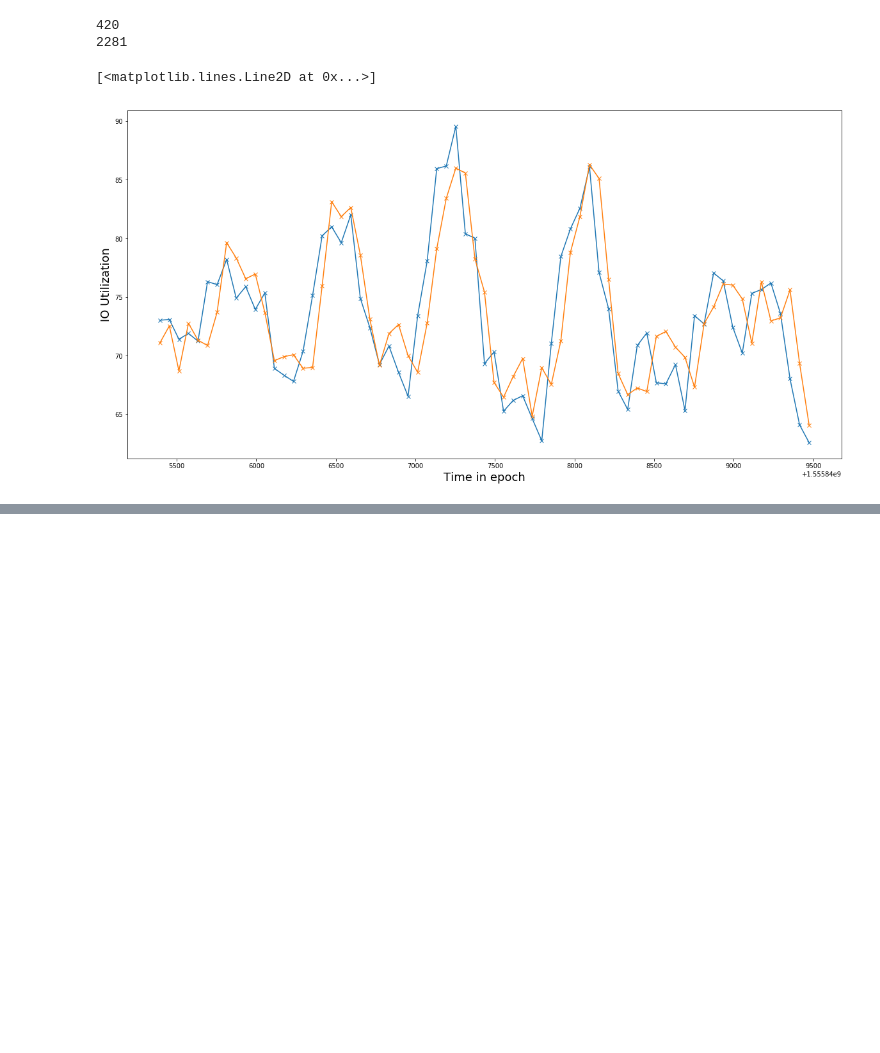
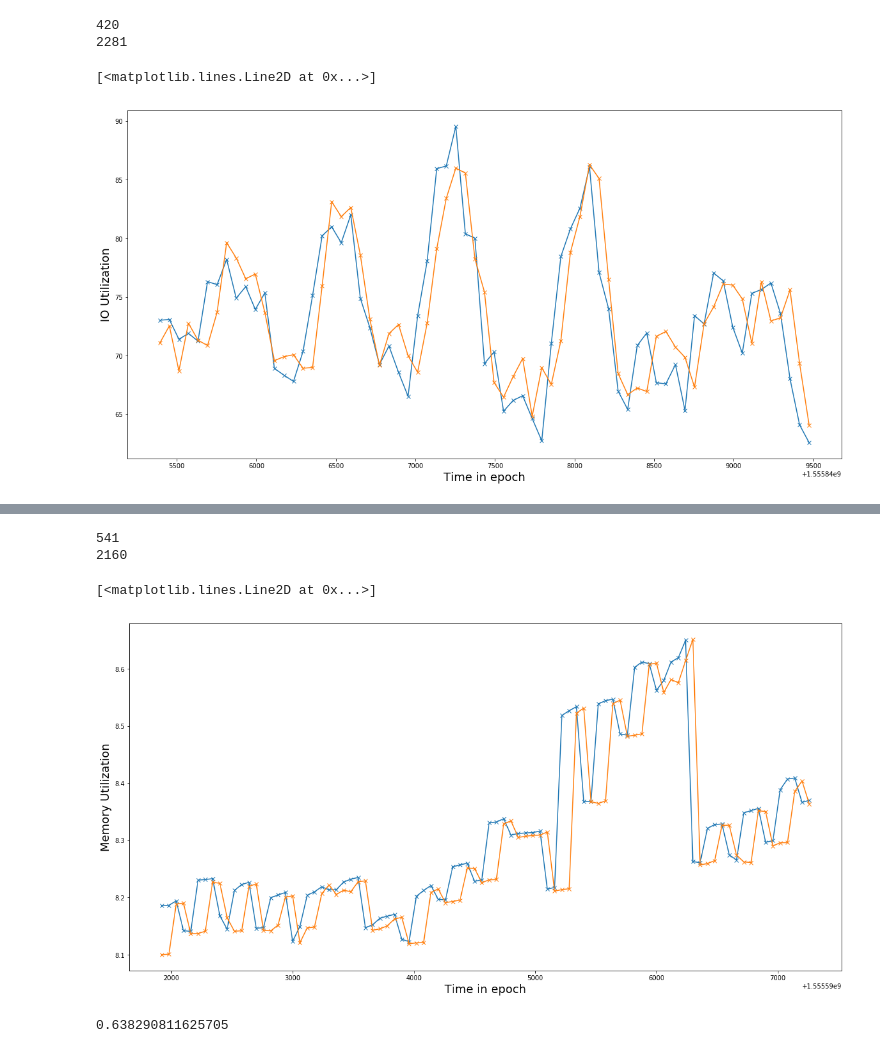
Before and after one commit to kaizoku-o/io_predictive_kubernetes, a Jupyter notebook: predictor/src/eval/Arima_sampling_10s_pred_1m.ipynb, the cells around one changed output, grey strips where cells are left out. Saved outputs shown, nothing was run; the diff lists cells and outputs as text; code cells hidden in the pictures; blank space fills up the shorter version.

```diff
--- a/predictor/src/eval/Arima_sampling_10s_pred_1m.ipynb
+++ b/predictor/src/eval/Arima_sampling_10s_pred_1m.ipynb
@@ -250,0 +601,10 @@ mean_absolute_percentage_error(Y_Test, predictions[0:-1])
+# %%
+aicVal = []
+for param in pdqTrunc:
+    try:
+        model_arima = ARIMA(y1, order=param)
+        model_arima_fit = model_arima.fit()
+        print(param, model_arima_fit.aic)
+        aicVal.append((param, model_arima_fit.aic))
+    except:
+        continue
@@ -250,0 +654,16 @@ mean_absolute_percentage_error(Y_Test, predictions[0:-1])
+# %%
+split_percent = 0.80
+train_samples = int(len(x1) * split_percent)
+forecast_time = len(x1) - train_samples
+print(forecast_time)
+print(train_samples)
+# %% [output]
+541
+2160
+# %%
+predictions = []
+for i in range(0, forecast_time, 6):
+    Y_Train = y1[i:i+train_samples]
+    model_arima = ARIMA(Y_Train, order=(0, 1, 2))
+    model_arima_fit = model_arima.fit()
+    predictions.append(model_arima_fit.forecast(steps=6)[0][5])
@@ -250,0 +672,21 @@ mean_absolute_percentage_error(Y_Test, predictions[0:-1])
+# %%
+X_Test = []
+Y_Test = []
+for i in range(6, forecast_time, 6):
+    X_Test.append(x1[train_samples + i])
+    Y_Test.append(y1[train_samples + i])
+# %%
+fig, ax = plt.subplots(1)
+
+ax.set_xlabel('Time in epoch', fontsize=18)
+ax.set_ylabel('Memory Utilization', fontsize=18)
+
+my_plotter(ax, X_Test, Y_Test, {'marker': 'x'})
+my_plotter(ax, X_Test, predictions[0:-1], {'marker': 'x'})
+# %% [output]
+[<matplotlib.lines.Line2D at 0x...>]
+[figure, added]
+# %%
+mean_absolute_percentage_error(Y_Test, predictions[0:-1])
+# %% [output]
+0.638290811625705
```
Also changed, not shown: parts of 31 cells of this notebook, 10 other files.
